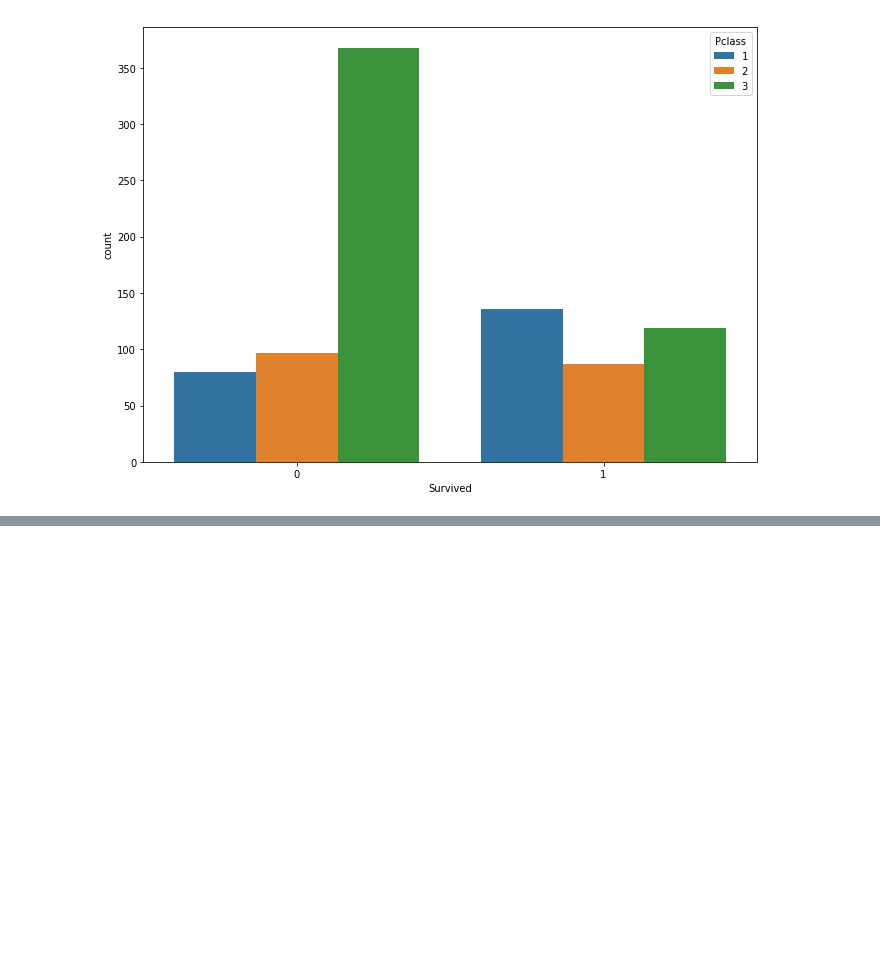
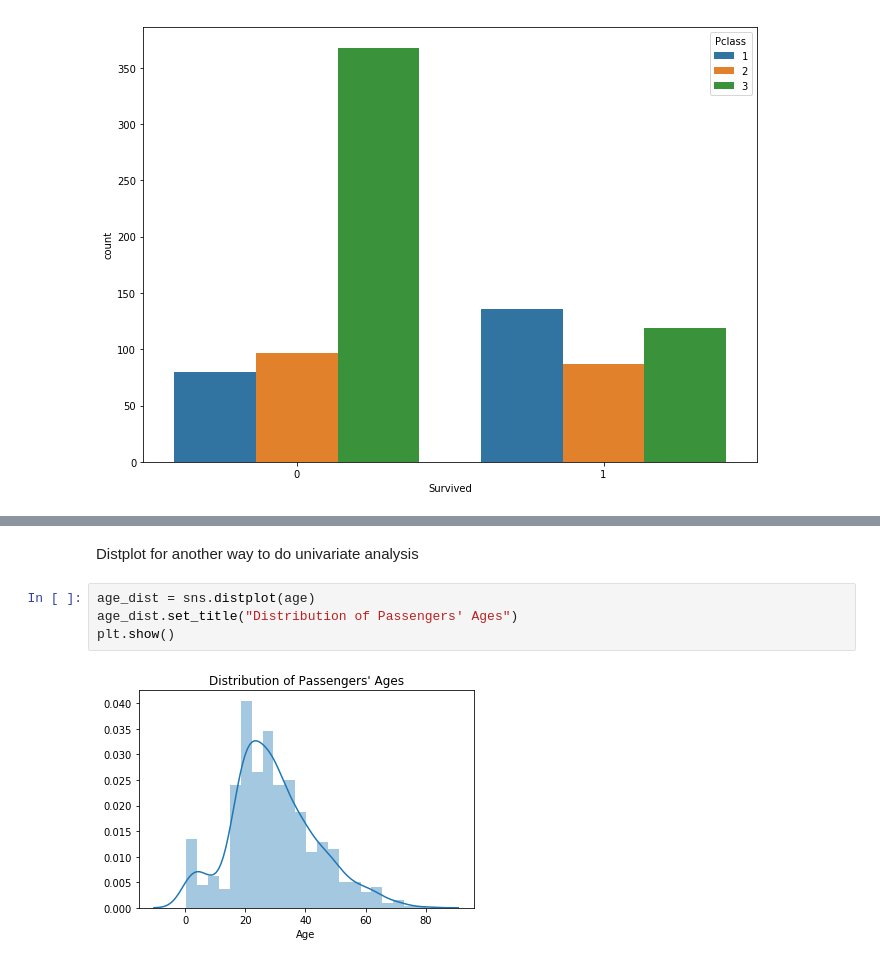
Before and after one commit to lakshv77/springboard, a Jupyter notebook: data_storytelling/Titanic.ipynb, the cells around one changed output, grey strips where cells are left out. Saved outputs shown, nothing was run; the diff lists cells and outputs as text; blank space fills up the shorter version.

```diff
--- a/data_storytelling/Titanic.ipynb
+++ b/data_storytelling/Titanic.ipynb
@@ -52,0 +77,8 @@ plt.show()
+# %% [markdown]
+Distplot for another way to do univariate analysis
+# %%
+age_dist = sns.distplot(age)
+age_dist.set_title("Distribution of Passengers' Ages")
+plt.show()
+# %% [output]
+[figure, added]
```
Also changed, not shown: parts of 12 cells of this notebook.
